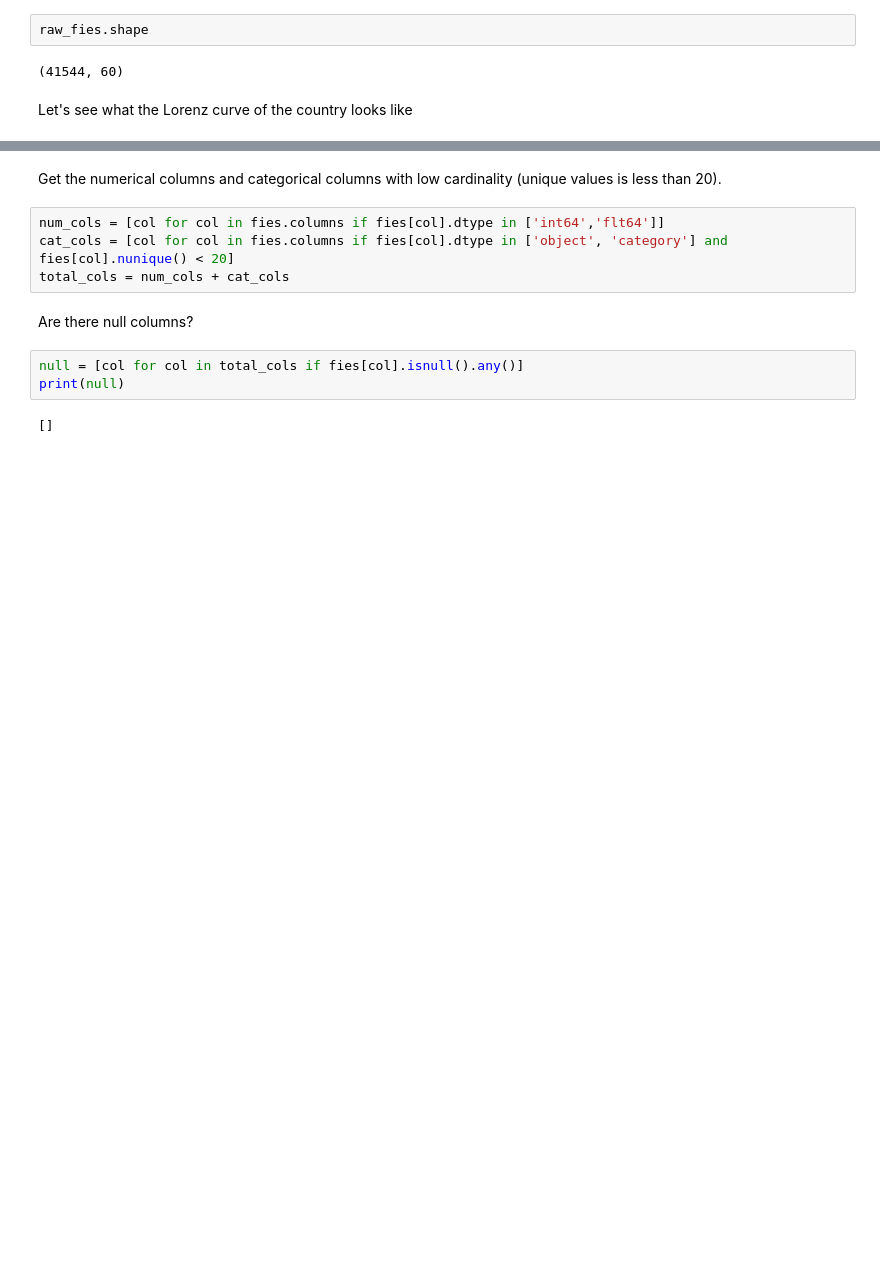
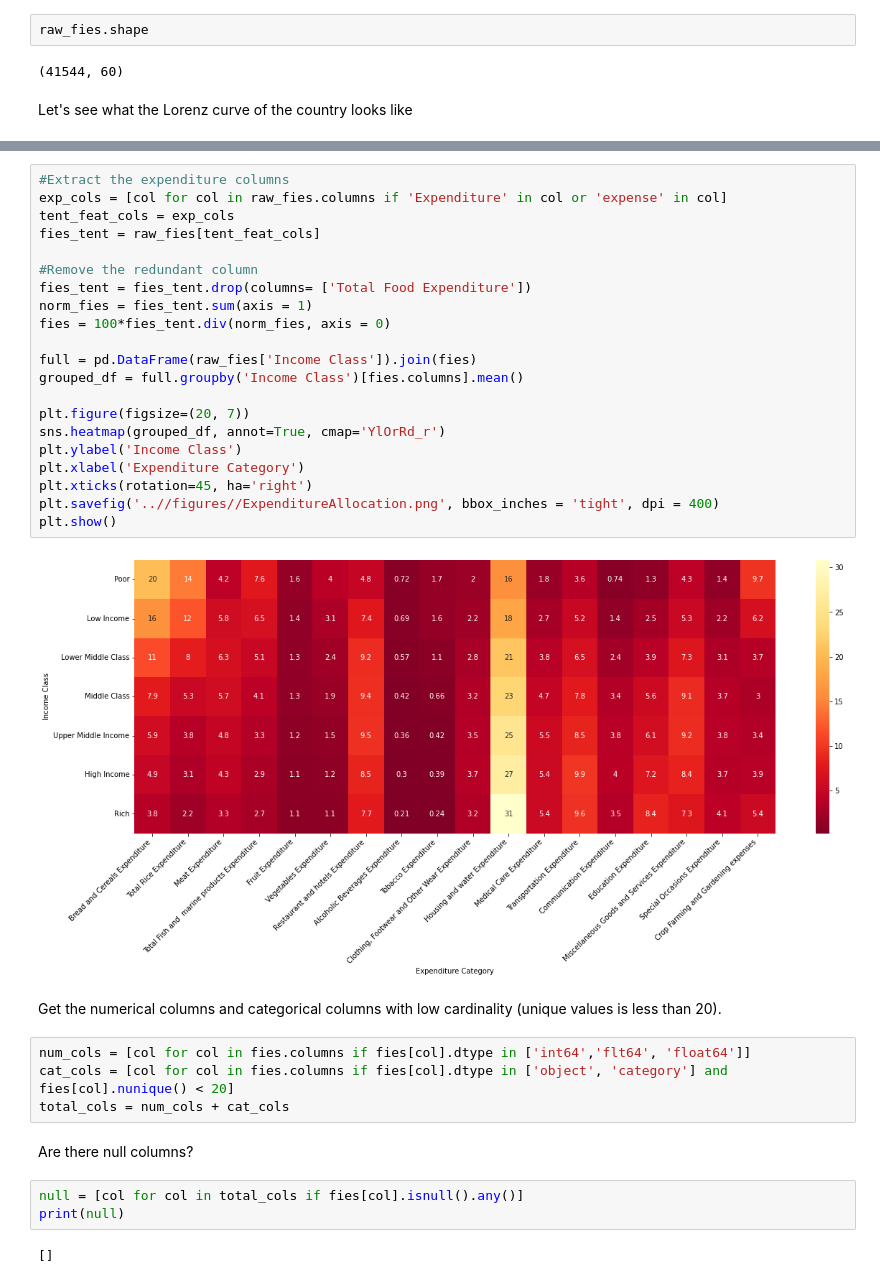
Before and after one commit to xxtofff/App_Physics_157, a Jupyter notebook: Coding Project/codes/Family Income and Expenditures.ipynb, the cells around one changed output, grey strips where cells are left out. Saved outputs shown, nothing was run; the diff lists cells and outputs as text; blank space fills up the shorter version.

```diff
--- a/Coding Project/codes/Family Income and Expenditures.ipynb
+++ b/Coding Project/codes/Family Income and Expenditures.ipynb
@@ -86,7 +100,30 @@ fies = raw_fies[tent_feat_cols]
+# %%
+#Extract the expenditure columns
+exp_cols = [col for col in raw_fies.columns if 'Expenditure' in col or 'expense' in col]
+tent_feat_cols = exp_cols
+fies_tent = raw_fies[tent_feat_cols]
+
+#Remove the redundant column
+fies_tent = fies_tent.drop(columns= ['Total Food Expenditure'])
+norm_fies = fies_tent.sum(axis = 1)
+fies = 100*fies_tent.div(norm_fies, axis = 0)
+
+full = pd.DataFrame(raw_fies['Income Class']).join(fies)
+grouped_df = full.groupby('Income Class')[fies.columns].mean()
+
+plt.figure(figsize=(20, 7))
+sns.heatmap(grouped_df, annot=True, cmap='YlOrRd_r')
+plt.ylabel('Income Class')
+plt.xlabel('Expenditure Category')
+plt.xticks(rotation=45, ha='right')
+plt.savefig('..//figures//ExpenditureAllocation.png', bbox_inches = 'tight', dpi = 400)
+plt.show()
+# %% [output]
+[figure, added]
 # %% [markdown]
 Get the numerical columns and categorical columns with low cardinality (unique values is less than 20).
 # %%
-num_cols = [col for col in fies.columns if fies[col].dtype in ['int64','flt64']]
+num_cols = [col for col in fies.columns if fies[col].dtype in ['int64','flt64', 'float64']]
 cat_cols = [col for col in fies.columns if fies[col].dtype in ['object', 'category'] and fies[col].nunique() < 20]
 total_cols = num_cols + cat_cols
 # %% [markdown]
```
Also changed, not shown: parts of 9 cells of this notebook, 6 other files.
